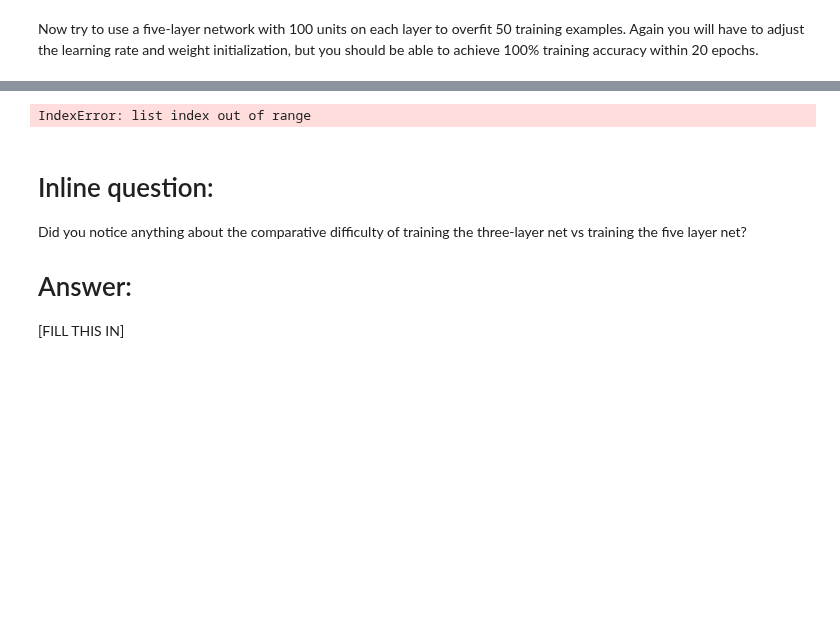
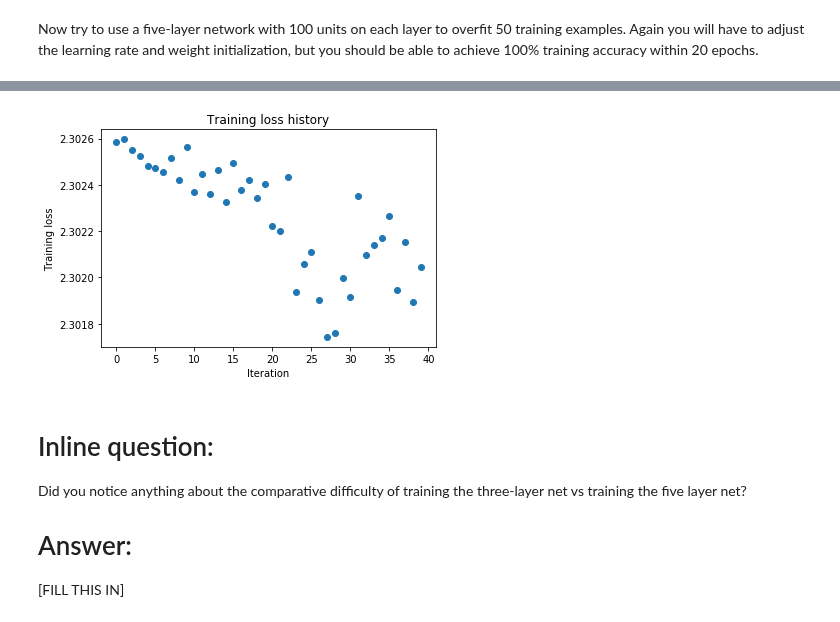
Before and after one commit to datvithanh/active-learn, a Jupyter notebook: assignment 2/FullyConnectedNets.ipynb, the cells around one changed output, grey strips where cells are left out. Drawn from its saved outputs; the diff is of its cells as text; code cells hidden in the pictures; blank space fills up the shorter version.

```diff
--- a/assignment 2/FullyConnectedNets.ipynb
+++ b/assignment 2/FullyConnectedNets.ipynb
@@ -444,7 +444,7 @@ solver = Solver(model, small_data,
 solver.train()
 
 plt.plot(solver.loss_history, 'o')
-plt.title('Training loss history')    //oxCrossover(queue[i], queue[i+1]);
+plt.title('Training loss history')
 
 plt.xlabel('Iteration')
 plt.ylabel('Training loss')
@@ -461,4 +470,4 @@ False
-IndexError: list index out of range
+[figure, added]
 # %% [markdown]
 # Inline question:
 Did you notice anything about the comparative difficulty of training the three-layer net vs training the five layer net?
```
Also changed, not shown: parts of 5 cells of this notebook, 6 other files.
